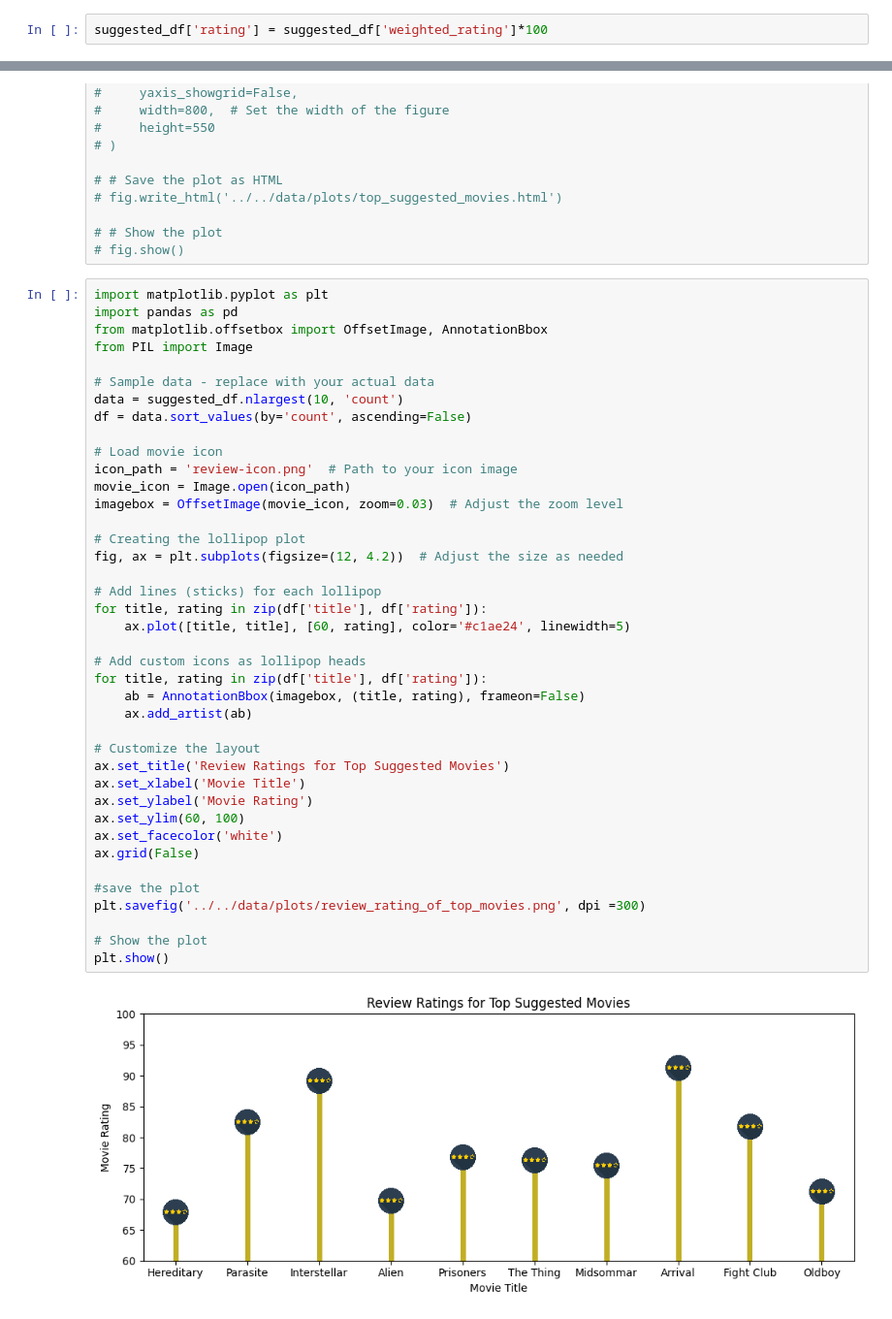
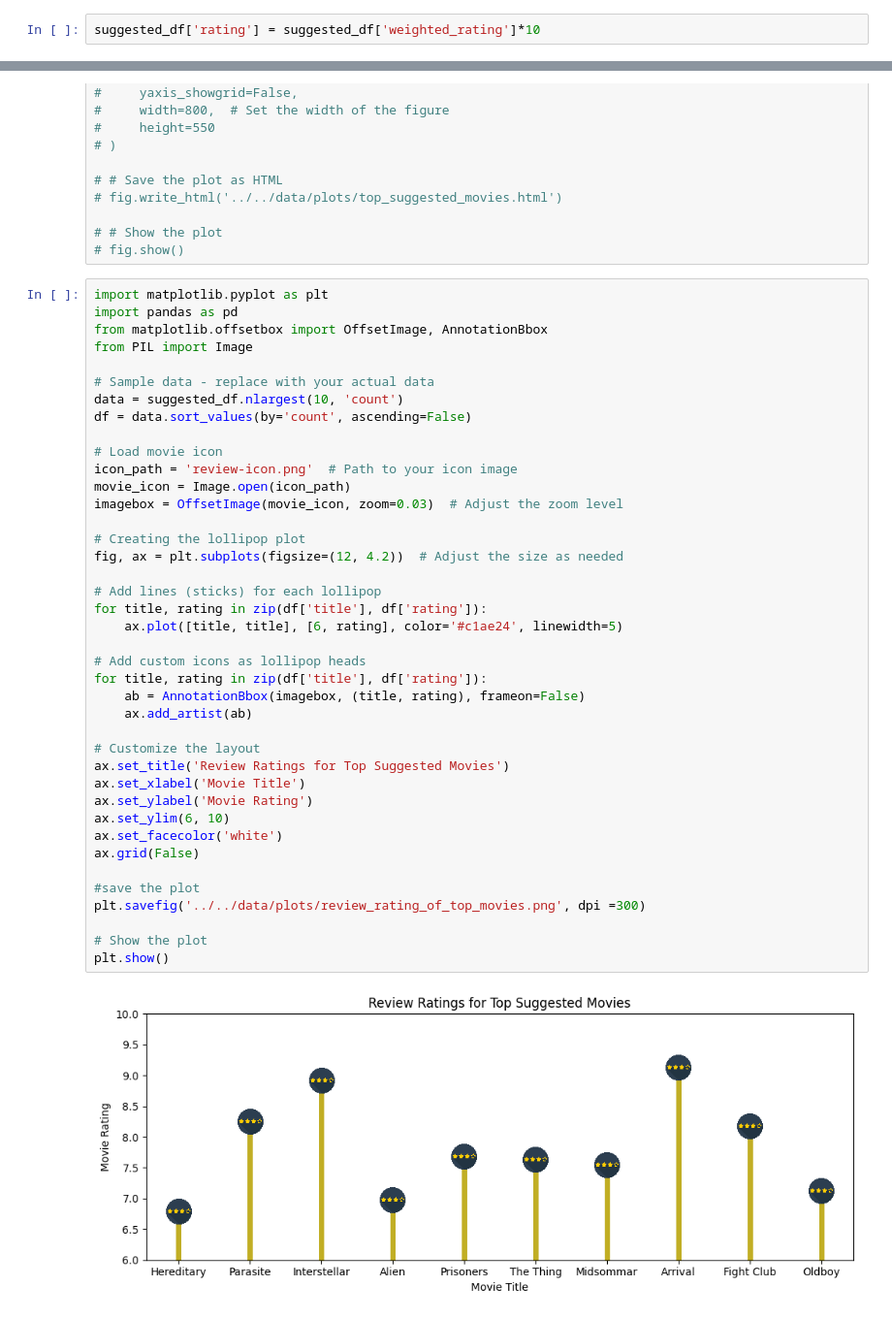
Before and after one commit to Sangeetha-238/BigData_Reddit_Analysis, a Jupyter notebook: code/nlp/visualizations.ipynb, the cells around one changed output, grey strips where cells are left out. Shown: that part at 97% size. Saved outputs shown, nothing was run; the diff lists cells and outputs as text.

```diff
--- a/code/nlp/visualizations.ipynb
+++ b/code/nlp/visualizations.ipynb
@@ -248,7 +252,7 @@ suggested_df.head()
 | 3 | Alien | 0.697572 | 2489 |
 | 4 | Prisoners | 0.767526 | 2478 |
 # %%
-suggested_df['rating'] = suggested_df['weighted_rating']*100
+suggested_df['rating'] = suggested_df['weighted_rating']*10
 # %%
 # import plotly.graph_objects as go
 # import pandas as pd
@@ -387,33 +391,33 @@ df = data.sort_values(by='count', ascending=False)
 
 # Load movie icon
 icon_path = 'review-icon.png'  # Path to your icon image
 movie_icon = Image.open(icon_path)
 imagebox = OffsetImage(movie_icon, zoom=0.03)  # Adjust the zoom level
 
 # Creating the lollipop plot
 fig, ax = plt.subplots(figsize=(12, 4.2))  # Adjust the size as needed
 
 # Add lines (sticks) for each lollipop
 for title, rating in zip(df['title'], df['rating']):
-    ax.plot([title, title], [60, rating], color='#c1ae24', linewidth=5)
+    ax.plot([title, title], [6, rating], color='#c1ae24', linewidth=5)
 
 # Add custom icons as lollipop heads
 for title, rating in zip(df['title'], df['rating']):
     ab = AnnotationBbox(imagebox, (title, rating), frameon=False)
     ax.add_artist(ab)
 
 # Customize the layout
 ax.set_title('Review Ratings for Top Suggested Movies')
 ax.set_xlabel('Movie Title')
 ax.set_ylabel('Movie Rating')
-ax.set_ylim(60, 100)
+ax.set_ylim(6, 10)
 ax.set_facecolor('white')
 ax.grid(False)
 
 #save the plot
 plt.savefig('../../data/plots/review_rating_of_top_movies.png', dpi =300)
 
 # Show the plot
 plt.show()
 # %% [output]
-[figure, old version]
+[figure, new version]
```
Also changed, not shown: parts of 7 cells of this notebook, 9 other files.
